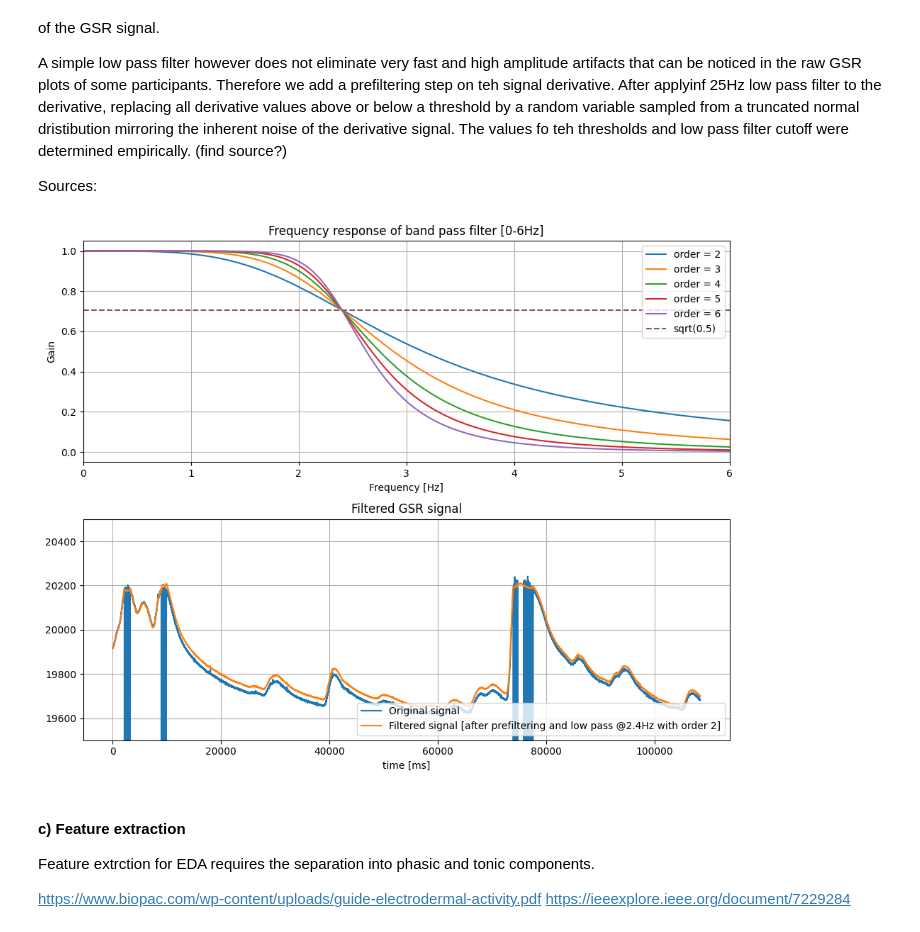
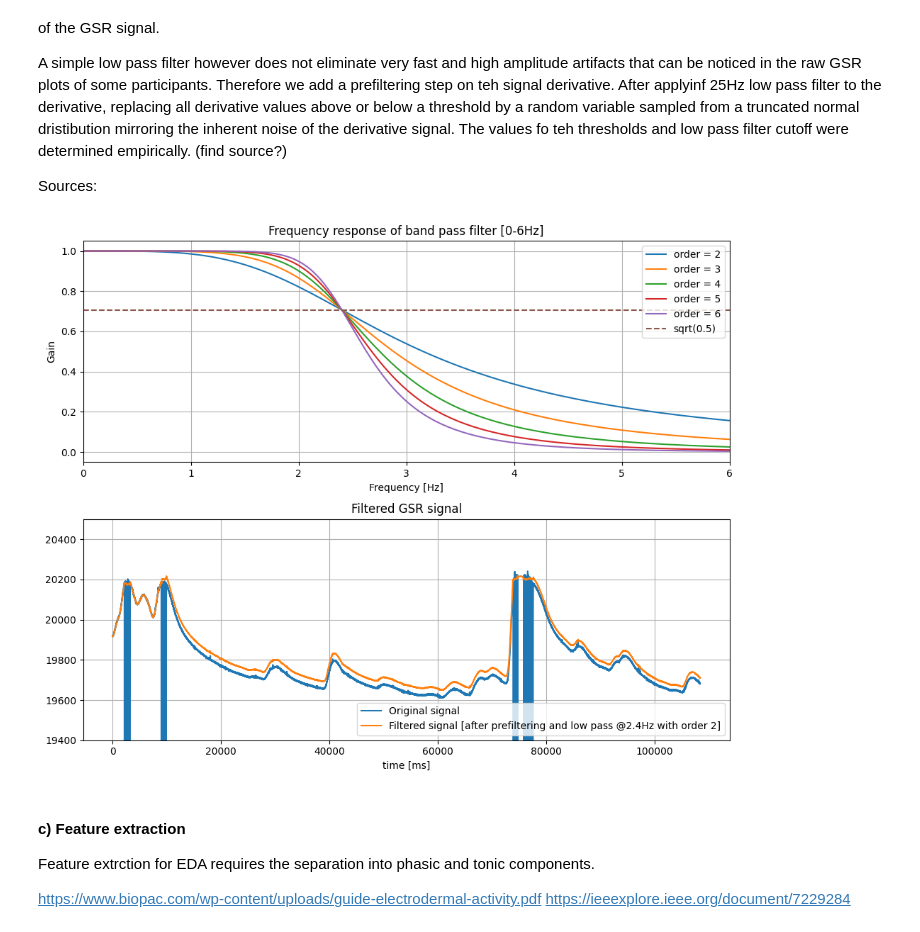
Before and after one commit to massimoalbarello/ubi-comp, a Jupyter notebook: project_2/project_2.ipynb, the cells around one changed output. Drawn from its saved outputs; the diff is of its cells as text; code cells hidden in the pictures.

```diff
--- a/project_2/project_2.ipynb
+++ b/project_2/project_2.ipynb
@@ -386,35 +386,35 @@ for order in [2,3,4,5,6]:
 
 ax[0].plot([0, 0.5 * fs], [np.sqrt(0.5), np.sqrt(0.5)],'--', label='sqrt(0.5)')
 ax[0].set_xlabel('Frequency [Hz]')
 ax[0].set_xlim(0,6)
 ax[0].set_ylabel('Gain')
 ax[0].grid(True)
 ax[0].set_title('Frequency response of band pass filter [0-6Hz]')
 ax[0].legend(loc='upper right')
 
 # Choose filter order
 order = 2
 prefilter_threshold= 20
 
 # Apply prefilter
 prefiltered_gsr = prefilter_gsr(raw_GSR, prefilter_threshold)
 
 # Apply low pass filer
 filtered_gsr = butter_lowpass_filter(prefiltered_gsr,lowcut, fs, order)
 
 # Plot the first 5s of the filtered signal in time domain
 ax[1].plot(t, raw_GSR, label='Original signal')
 # ax[1].plot(prefiltered_gsr, label='Prefiltered signal')
 ax[1].plot(t, prefiltered_gsr, label='Filtered signal [after prefiltering and low pass @2.4Hz with order %d]' %order)
 ax[1].set_xlabel('time [ms]')
-ax[1].set_ylim(19500, 20500)
+ax[1].set_ylim(19400, 20500)
 ax[1].grid(True)
 ax[1].set_title('Filtered GSR signal')
 ax[1].legend(loc='lower right')
 plt.tight_layout()
 plt.show()
 # %% [output]
-[figure, old version]
+[figure, new version]
 # %% [markdown]
 #### c) Feature extraction
 Feature extrction for EDA requires the separation into phasic and tonic components.
```
Also changed, not shown: parts of 2 cells of this notebook, 1 other file.
